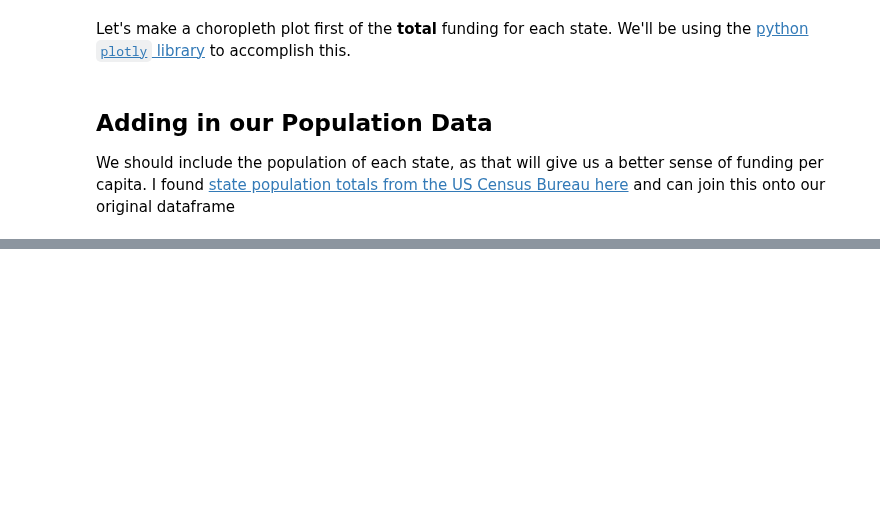
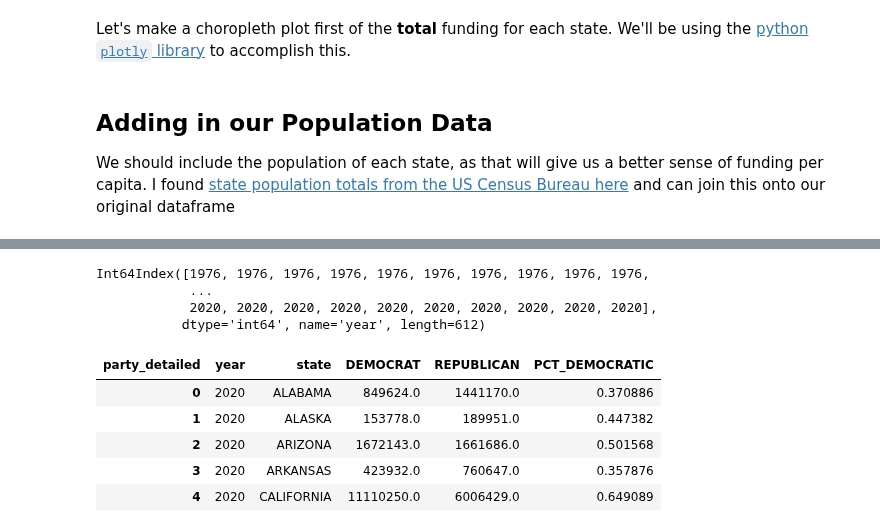
Before and after one commit to andrewbowen19/storiesDATA608, a Jupyter notebook: story1.ipynb, the cells around one changed output, grey strips where cells are left out. Saved outputs shown, nothing was run; the diff lists cells and outputs as text; code cells hidden in the pictures; blank space fills up the shorter version.

Commit message:
Add election results

```diff
--- a/story1.ipynb
+++ b/story1.ipynb
@@ -145,0 +142,8 @@ fig.show()
+# %%
+# Read in presidential election data from 2020
+election = pd.read_csv("./data/1976-2020-president.csv")
+# Formatting our data so it's on a year-state level
+election = election.loc[(election["party_detailed"] == "DEMOCRAT") | (election["party_detailed"] == "REPUBLICAN")]
+
+election = election.pivot_table(values="candidatevotes", index=["year", "state"], columns="party_detailed")
+election.head()
@@ -145,0 +164,18 @@ fig.show()
+# %%
+election.index.get_level_values('year')
+# %% [output]
+Int64Index([1976, 1976, 1976, 1976, 1976, 1976, 1976, 1976, 1976, 1976,
+            ...
+            2020, 2020, 2020, 2020, 2020, 2020, 2020, 2020, 2020, 2020],
+           dtype='int64', name='year', length=612)
+# %%
+election['PCT_DEMOCRATIC'] = election["DEMOCRAT"] / (election["DEMOCRAT"] + election["REPUBLICAN"])
+election = election.loc[election.index.get_level_values('year').isin([2020])].reset_index()
+election.head()
+# %% [output]
+| party_detailed | year | state | DEMOCRAT | REPUBLICAN | PCT_DEMOCRATIC |
+| 0 | 2020 | ALABAMA | 849624.0 | 1441170.0 | 0.370886 |
+| 1 | 2020 | ALASKA | 153778.0 | 189951.0 | 0.447382 |
+| 2 | 2020 | ARIZONA | 1672143.0 | 1661686.0 | 0.501568 |
+| 3 | 2020 | ARKANSAS | 423932.0 | 760647.0 | 0.357876 |
+| 4 | 2020 | CALIFORNIA | 11110250.0 | 6006429.0 | 0.649089 |
```
Also changed, not shown: parts of 7 cells of this notebook, 10 other files.
